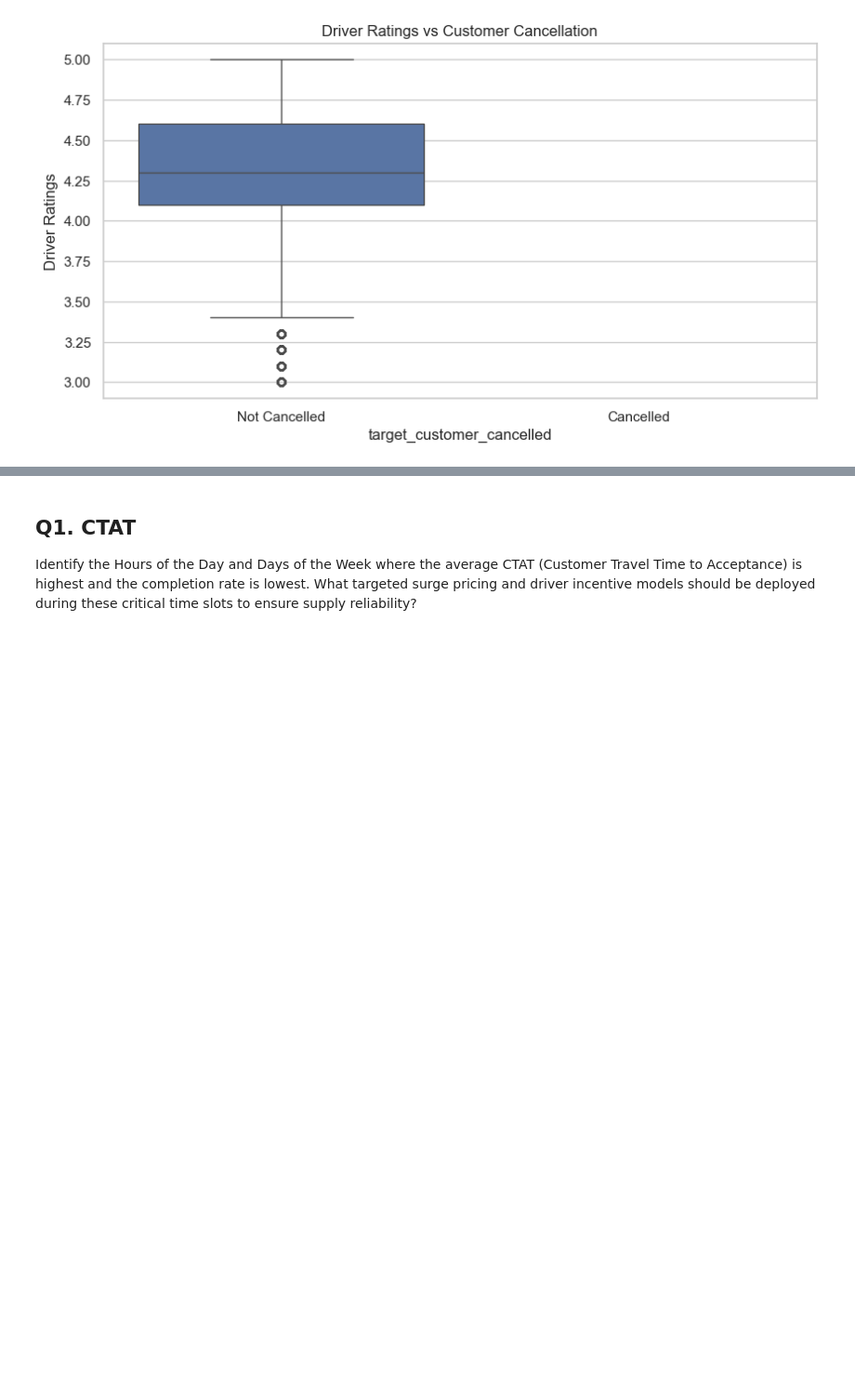
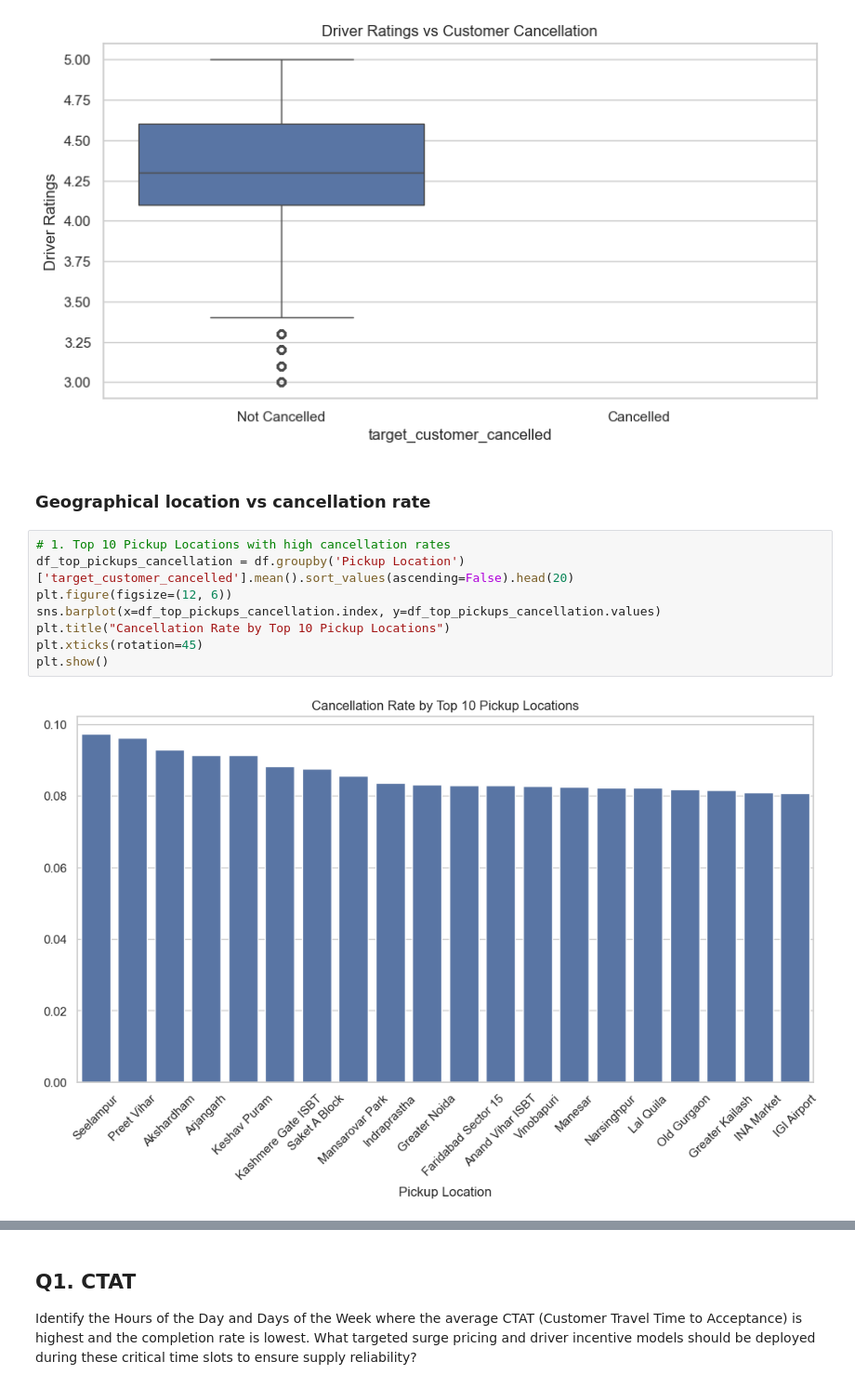
Before and after one commit to nikk-vsr/Scaler-Business-casestudy, a Jupyter notebook: uber_ride_prediction.ipynb, the cells around one changed output, grey strips where cells are left out. Shown at 93% size. Drawn from its saved outputs; the diff is of its cells as text; blank space fills up the shorter version.

```diff
--- a/uber_ride_prediction.ipynb
+++ b/uber_ride_prediction.ipynb
@@ -243,3 +258,15 @@ plt.show()
 [figure]
 [figure]
 [figure]
+# %% [markdown]
+### Geographical location vs cancellation rate
+# %%
+# 1. Top 10 Pickup Locations with high cancellation rates
+df_top_pickups_cancellation = df.groupby('Pickup Location')['target_customer_cancelled'].mean().sort_values(ascending=False).head(20)
+plt.figure(figsize=(12, 6))
+sns.barplot(x=df_top_pickups_cancellation.index, y=df_top_pickups_cancellation.values)
+plt.title("Cancellation Rate by Top 10 Pickup Locations")
+plt.xticks(rotation=45)
+plt.show()
+# %% [output]
+[figure, added]
```
Also changed, not shown: parts of 9 cells of this notebook.
